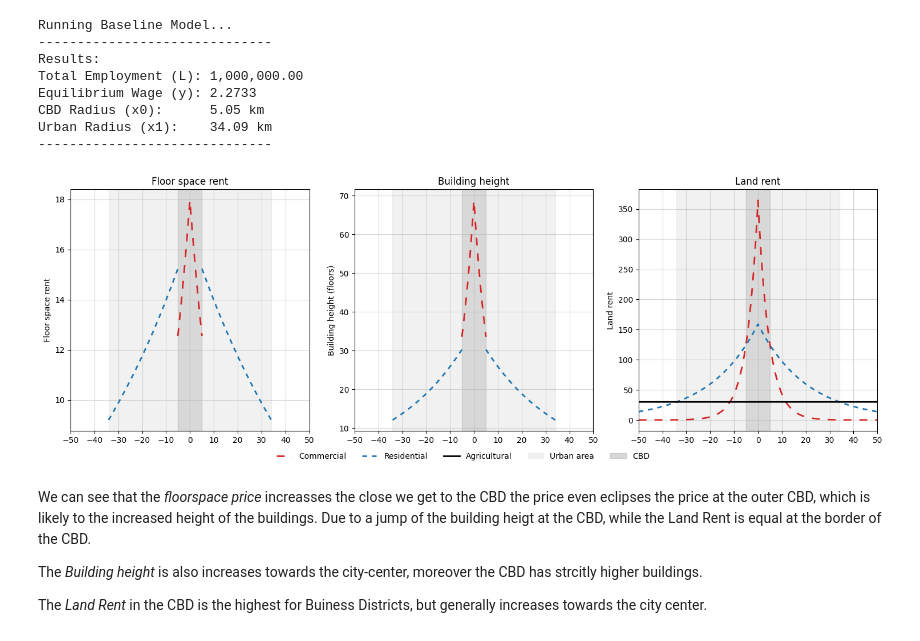
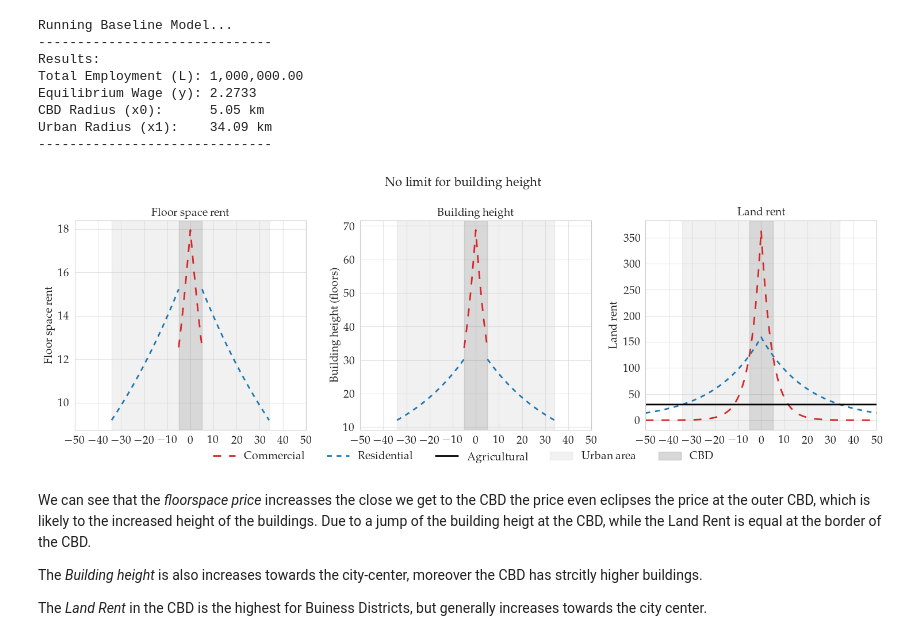
Before and after one commit to jendrkk/QSE-Tutorial, a Jupyter notebook: Topic_3/Task_1_2.ipynb, the cells around one changed output. Saved outputs shown, nothing was run; the diff lists cells and outputs as text; code cells hidden in the pictures.

```diff
--- a/Topic_3/Task_1_2.ipynb
+++ b/Topic_3/Task_1_2.ipynb
@@ -9,6 +9,34 @@ floor height limit and discuss the general equilibrium effects with reference to
 the mechanisms of the model. Experiment with the effects of the height limit
 under varying values of other parameter values. Under what conditions is the
 effect of a height limit particularly large?
+# %%
+# Set up for plotting
+# Params for clean and minimalistic plots
+
+import matplotlib.pyplot as plt
+import seaborn as sns
+
+sns.set_style("whitegrid")
+plt.rcParams.update({
+    #'figure.figsize': (6*2, 2*4.5),
+    'font.size': 14.0,
+    'font.family': 'serif',
+    'font.serif': 'Palatino',
+    'axes.titlesize': 'medium',
+    'figure.titlesize': 'large',
+    'legend.fontsize': 'medium',
+    # dpi for high-res output
+    'figure.dpi': 100,
+    'savefig.dpi': 300,
+    # Tight layout by default
+    'figure.autolayout': True,
+    'text.usetex': True,
+    'text.latex.preamble': r"\usepackage{amsmath}\usepackage{amssymb}\usepackage{siunitx}[=v2]",
+})
+
+from pathlib import Path
+
+PLOT_ROOT = Path.cwd() / "Plots"
 # %% [markdown]
 ## Recreation
 
@@ -138,35 +166,36 @@ ax.set_ylabel('Building height (floors)')
 ax = axes[2]
 # For land rent, plot the full bid rent curves to show where they intersect
 ax.plot(x, res['r_C'], color=c_comm, linestyle=(0, (5, 5)), linewidth=2, label='Commercial')
 ax.plot(x, res['r_R'], color=c_res, linestyle=(0, (3, 3)), linewidth=2, label='Residential')
 ax.plot(x, np.full_like(x, params['r_a']), color=c_agri, linestyle='-', linewidth=2, label='Agricultural')
 ax.set_title('Land rent')
 ax.set_ylabel('Land rent')
 #ax.set_ylim(0, 400)
 
 # Apply common formatting to all axes
 for ax in axes:
     ax.set_xlim(-50, 50)
     # Highlight regions
     ax.axvspan(-cbd_max, cbd_max, color='gray', alpha=0.3, label='CBD')
     ax.axvspan(-urban_max, -cbd_max, color='lightgray', alpha=0.3, label='Urban area')
     ax.axvspan(cbd_max, urban_max, color='lightgray', alpha=0.3)
     ax.grid(True, alpha=0.5)
     ax.set_xticks(np.arange(-50, 60, 10))
 
 # Custom Legend at the bottom
 handles, labels = axes[2].get_legend_handles_labels()
 by_label = dict(zip(labels, handles))
 order = ['Commercial', 'Residential', 'Agricultural', 'Urban area', 'CBD']
 ordered_handles = [by_label[k] for k in order if k in by_label]
 ordered_labels = [k for k in order if k in by_label]
-
+fig.suptitle("No limit for building height",fontsize=16)
 fig.legend(ordered_handles, ordered_labels, loc='lower center', ncol=5, bbox_to_anchor=(0.5, -0.05), frameon=False)
 
 plt.tight_layout()
+plt.savefig(PLOT_ROOT / "task_1_1.png", bbox_inches='tight', dpi=300)
 plt.show()
 # %% [output]
-[figure, old version]
+[figure, new version]
 # %% [markdown]
 We can see that the *floorspace price* increasses the close we get to the CBD the price even eclipses the price at the outer CBD, which is likely to the increased height of the buildings. Due to a jump of the building heigt at the CBD, while the Land Rent is equal at the border of the CBD.
 
```
Also changed, not shown: parts of 8 cells of this notebook, 7 other files.
